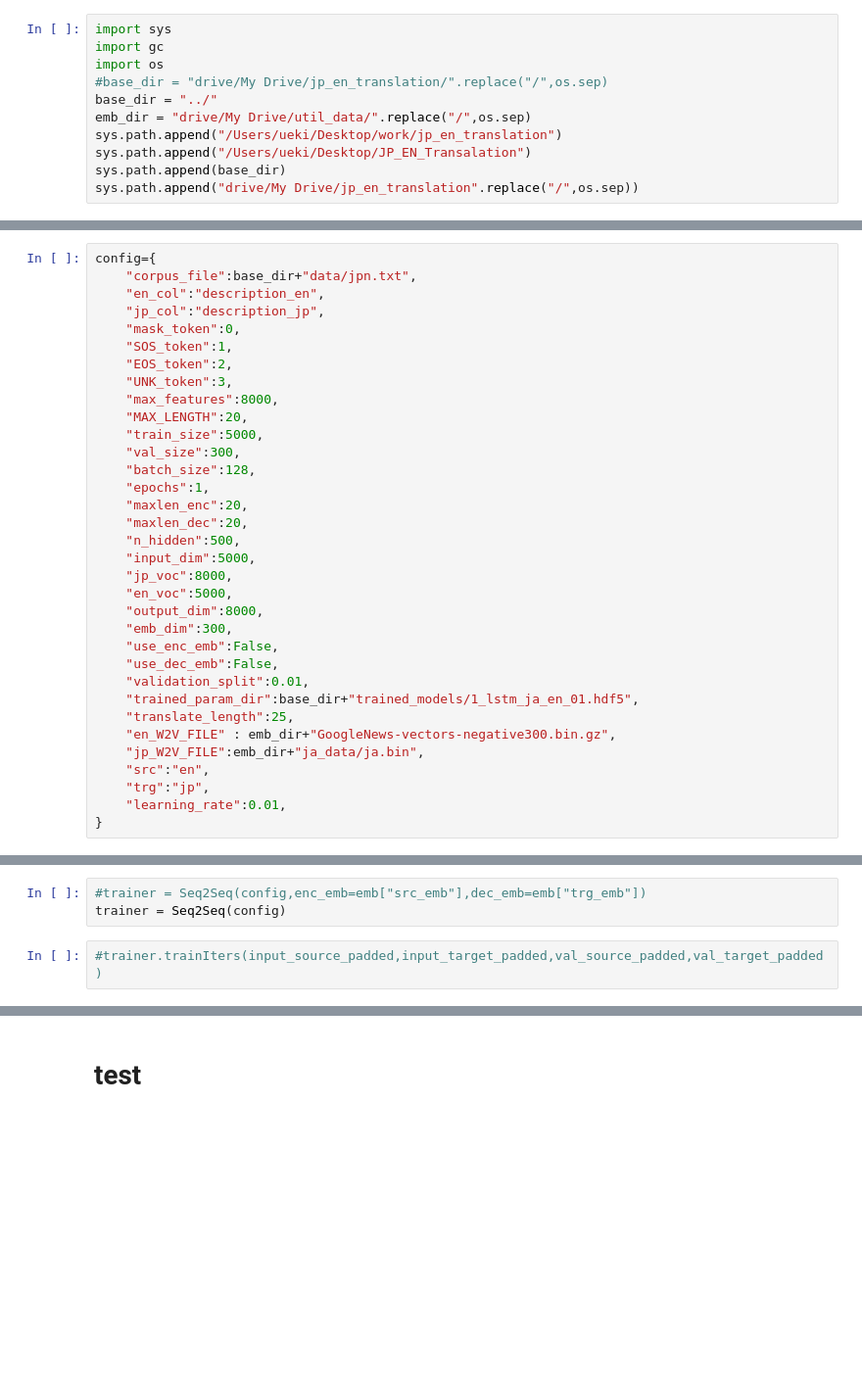
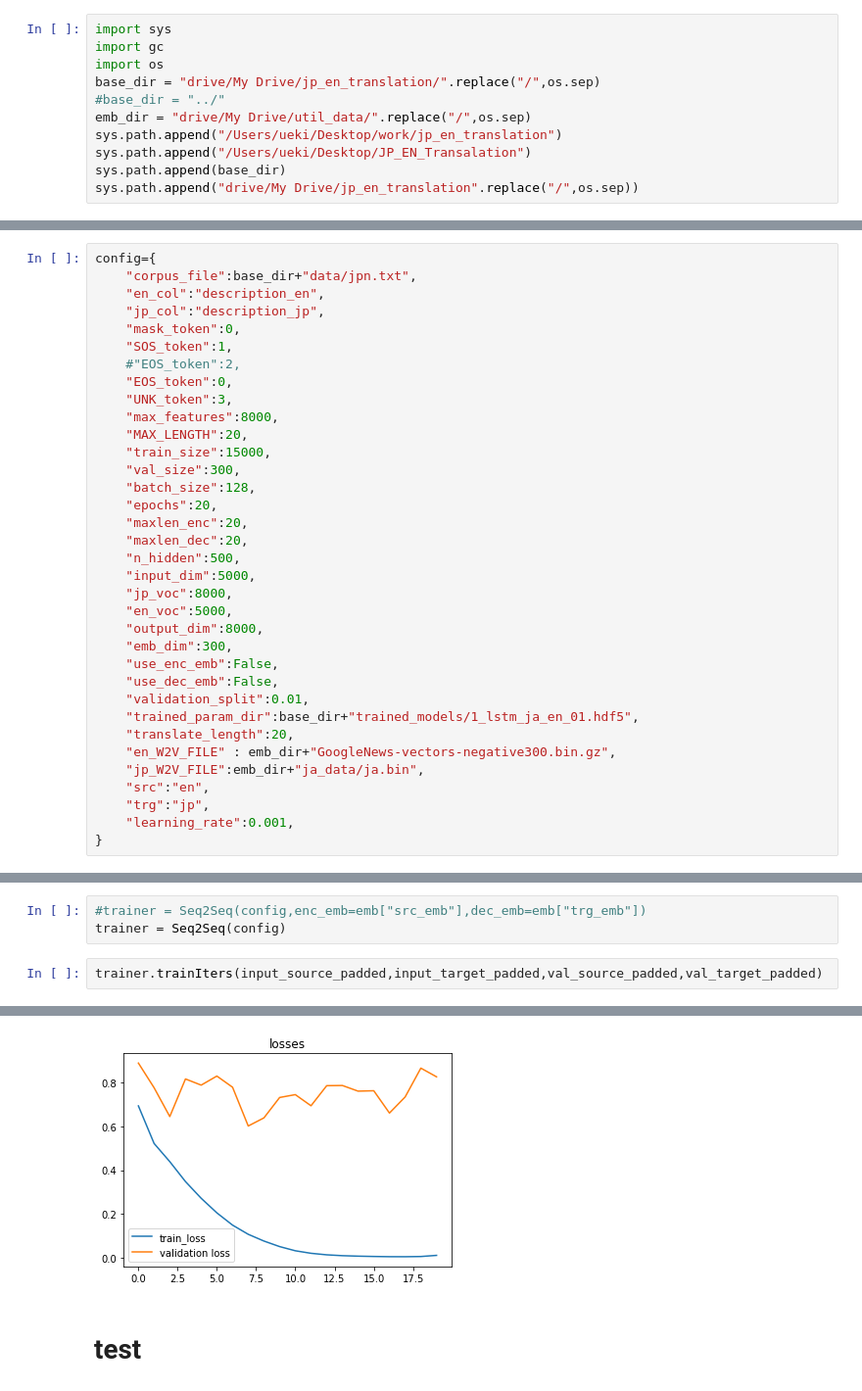
Before and after one commit to Ueeek/JP_EN_Transalation, a Jupyter notebook: notebooks/S2S_simple.ipynb, the cells around one changed output, grey strips where cells are left out. Shown at 98% size. Drawn from its saved outputs; the diff is of its cells as text; blank space fills up the shorter version.

```diff
--- a/notebooks/S2S_simple.ipynb
+++ b/notebooks/S2S_simple.ipynb
@@ -12,8 +37,8 @@
 import sys
 import gc
 import os
-#base_dir = "drive/My Drive/jp_en_translation/".replace("/",os.sep)
-base_dir = "../"
+base_dir = "drive/My Drive/jp_en_translation/".replace("/",os.sep)
+#base_dir = "../"
 emb_dir = "drive/My Drive/util_data/".replace("/",os.sep)
 sys.path.append("/Users/ueki/Desktop/work/jp_en_translation")
 sys.path.append("/Users/ueki/Desktop/JP_EN_Transalation")
@@ -39,14 +64,15 @@ config={
     "jp_col":"description_jp",
     "mask_token":0,
     "SOS_token":1,
-    "EOS_token":2,
+    #"EOS_token":2,
+    "EOS_token":0,
     "UNK_token":3,
     "max_features":8000,
     "MAX_LENGTH":20,
-    "train_size":5000,
+    "train_size":15000,
     "val_size":300,
     "batch_size":128,
-    "epochs":1,
+    "epochs":20,
     "maxlen_enc":20,
     "maxlen_dec":20,
     "n_hidden":500,
@@ -59,12 +85,12 @@ config={
     "use_dec_emb":False,
     "validation_split":0.01,
     "trained_param_dir":base_dir+"trained_models/1_lstm_ja_en_01.hdf5",
-    "translate_length":25,
+    "translate_length":20,
     "en_W2V_FILE" : emb_dir+"GoogleNews-vectors-negative300.bin.gz",
     "jp_W2V_FILE":emb_dir+"ja_data/ja.bin",
     "src":"en",
     "trg":"jp",
-    "learning_rate":0.01,
+    "learning_rate":0.001,
 }
 # %% [markdown]
 # train
@@ -161,4 +158,5 @@ len(w2i)
 #trainer = Seq2Seq(config,enc_emb=emb["src_emb"],dec_emb=emb["trg_emb"])
 trainer = Seq2Seq(config)
 # %%
-#trainer.trainIters(input_source_padded,input_target_padded,val_source_padded,val_target_padded)
+trainer.trainIters(input_source_padded,input_target_padded,val_source_padded,val_target_padded)
+# %% [output]
@@ -165,2 +180,3 @@ trainer = Seq2Seq(config)
+[figure, added]
 # %% [markdown]
 # test
```
Also changed, not shown: parts of 20 cells of this notebook, 4 other files.
